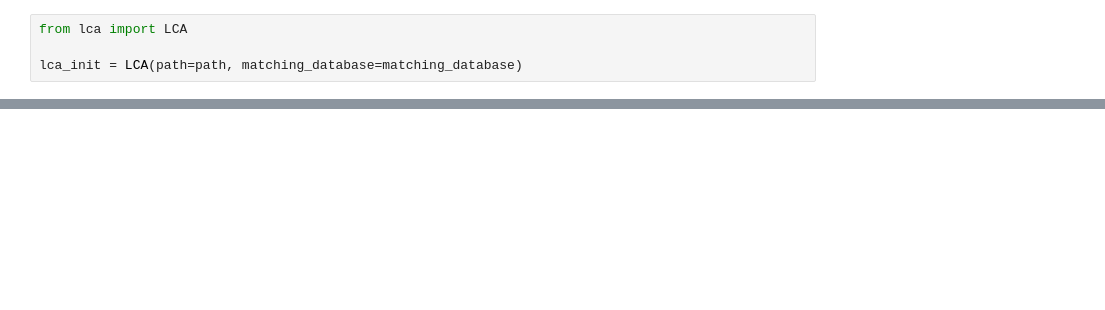
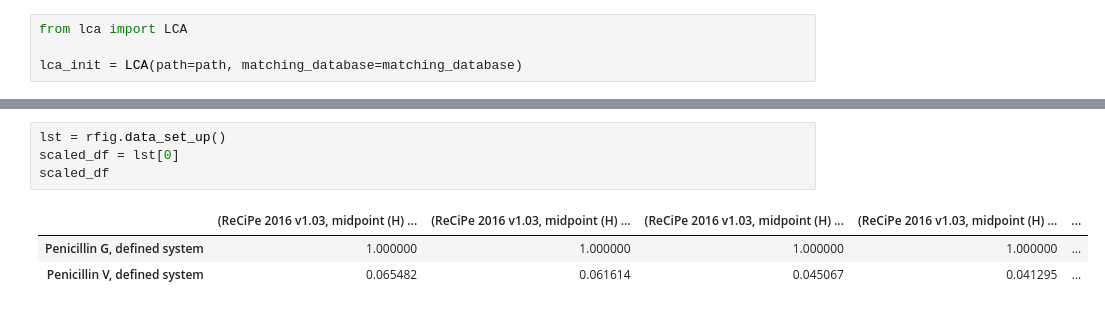
Before and after one commit to RuneWF/penicilin, a Jupyter notebook: Jupyter scripts/playground2.ipynb, the cells around one changed output, grey strips where cells are left out. Cells and saved outputs as stored; diff of their text form; blank space fills up the shorter version.

```diff
--- a/Jupyter scripts/playground2.ipynb
+++ b/Jupyter scripts/playground2.ipynb
@@ -190,0 +35,8 @@ plt.show()
+# %%
+lst = rfig.data_set_up()
+scaled_df = lst[0]
+scaled_df
+# %% [output]
+|  | (ReCiPe 2016 v1.03, midpoint (H) ... | (ReCiPe 2016 v1.03, midpoint (H) ... | (ReCiPe 2016 v1.03, midpoint (H) ... | (ReCiPe 2016 v1.03, midpoint (H) ... | ... |
+| Penicillin G, defined system | 1.000000 | 1.000000 | 1.000000 | 1.000000 | ... |
+| Penicillin V, defined system | 0.065482 | 0.061614 | 0.045067 | 0.041295 | ... |
```
Also changed, not shown: parts of 10 cells of this notebook, 20 other files.
